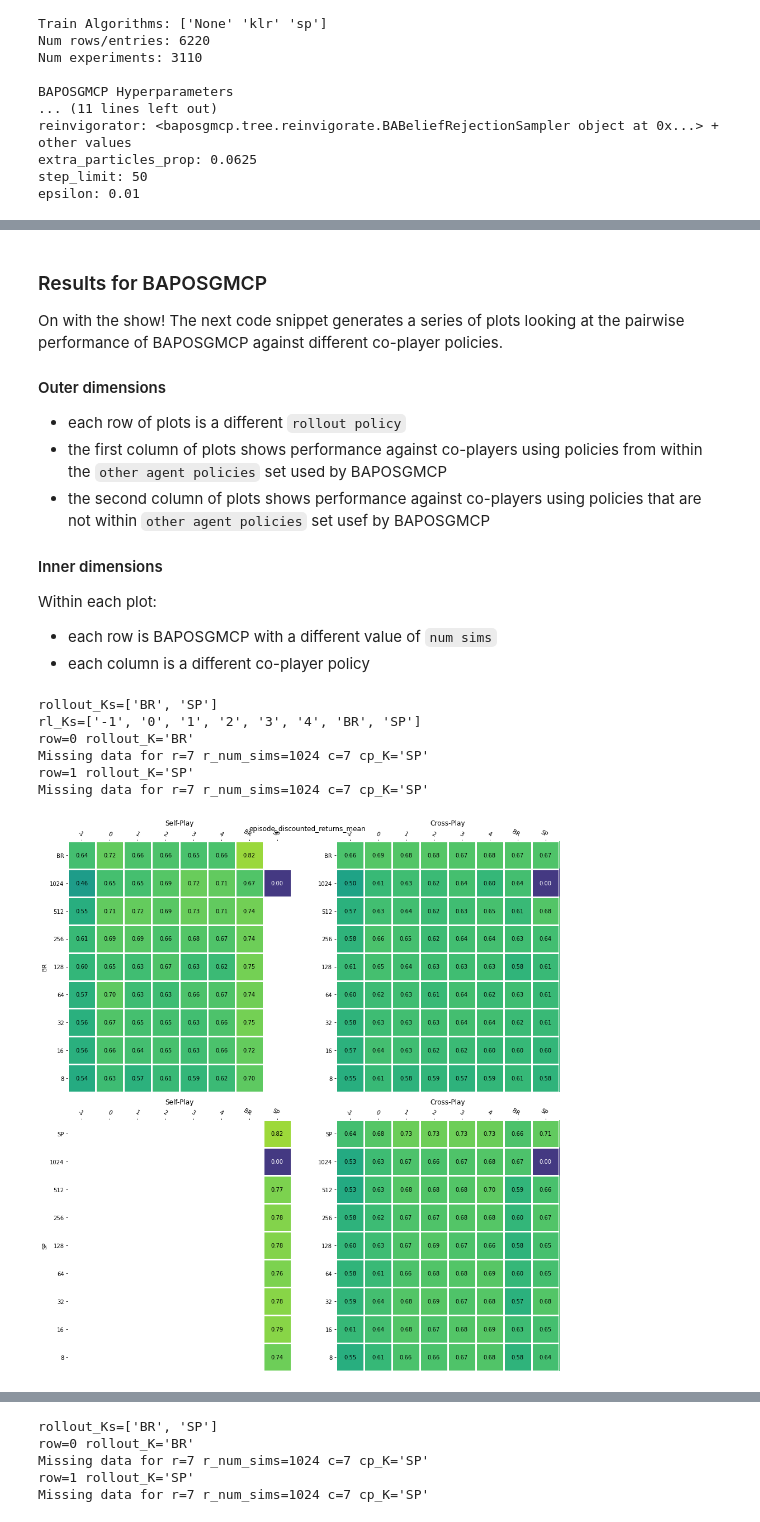
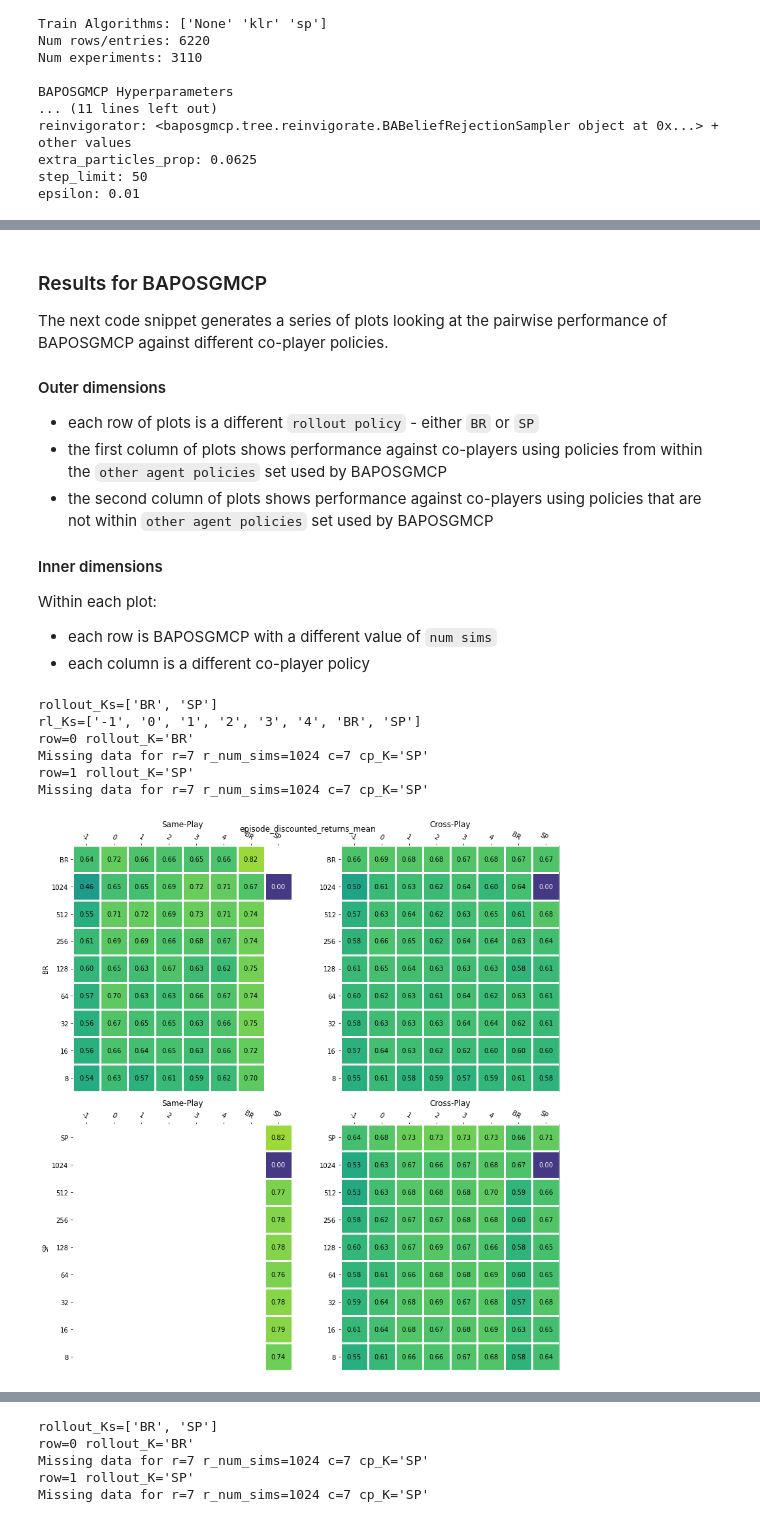
Before and after one commit to Jjschwartz/potmmcp, a Jupyter notebook: experiments/Driving/pairwise_analysis_v2.ipynb, the cells around one changed output, grey strips where cells are left out. Drawn from its saved outputs; the diff is of its cells as text; code cells hidden in the pictures.

```diff
--- a/experiments/Driving/pairwise_analysis_v2.ipynb
+++ b/experiments/Driving/pairwise_analysis_v2.ipynb
@@ -888,7 +868,7 @@ def plot_ba_values_by_rollout_K(plot_df,
             max_value = np.nanmax([np.nanmax(row_sp_values), np.nanmax(row_xp_values)])
             vrange = (min_value, max_value)
 
-        plot_pw_heatmap(axs[row][0], (row_labels, col_labels), row_sp_values, title=f"Self-Play", vrange=vrange)
+        plot_pw_heatmap(axs[row][0], (row_labels, col_labels), row_sp_values, title=f"Same-Play", vrange=vrange)
         plot_pw_heatmap(axs[row][1], (row_labels, col_labels), row_xp_values, title=f"Cross-Play", vrange=vrange)
 
         axs[row][0].set_ylabel(f"{rollout_K}")
@@ -994,13 +992,13 @@ def lineplot_ba_values_by_rollout_K(plot_df,
 # %% [markdown]
 ### Results for BAPOSGMCP
 
-On with the show! The next code snippet generates a series of plots looking at the pairwise performance of BAPOSGMCP against different co-player policies.
+The next code snippet generates a series of plots looking at the pairwise performance of BAPOSGMCP against different co-player policies.
 
 #### Outer dimensions
 
-- each row of plots is a different `rollout policy`
+- each row of plots is a different `rollout policy` - either `BR` or `SP`
 - the first column of plots shows performance against co-players using policies from within the `other agent policies` set used by BAPOSGMCP
-- the second column of plots shows performance against co-players using policies that are not within `other agent policies` set usef by BAPOSGMCP
+- the second column of plots shows performance against co-players using policies that are not within `other agent policies` set used by BAPOSGMCP
 
 #### Inner dimensions
 
@@ -1011,21 +1009,21 @@ Within each plot:
 # %%
 plot_ba_values_by_rollout_K(
     ba_df,
     y_key="episode_discounted_returns_mean",
     include_rl_comparison=True,
     plot_rl_df=rl_df,
     vrange=(-0.2, 1.0),
-    figsize=(14, 14)
+    figsize=(12, 12)
 )
 plt.show()
 # %% [output]
 rollout_Ks=['BR', 'SP']
 rl_Ks=['-1', '0', '1', '2', '3', '4', 'BR', 'SP']
 row=0 rollout_K='BR'
 Missing data for r=7 r_num_sims=1024 c=7 cp_K='SP'
 row=1 rollout_K='SP'
 Missing data for r=7 r_num_sims=1024 c=7 cp_K='SP'
-[figure, old version]
+[figure, new version]
 # %% [markdown]
 The following shows performance of BAPOSGMCP for each co-player policy with error bars.
 
```
Also changed, not shown: parts of 21 cells of this notebook.
